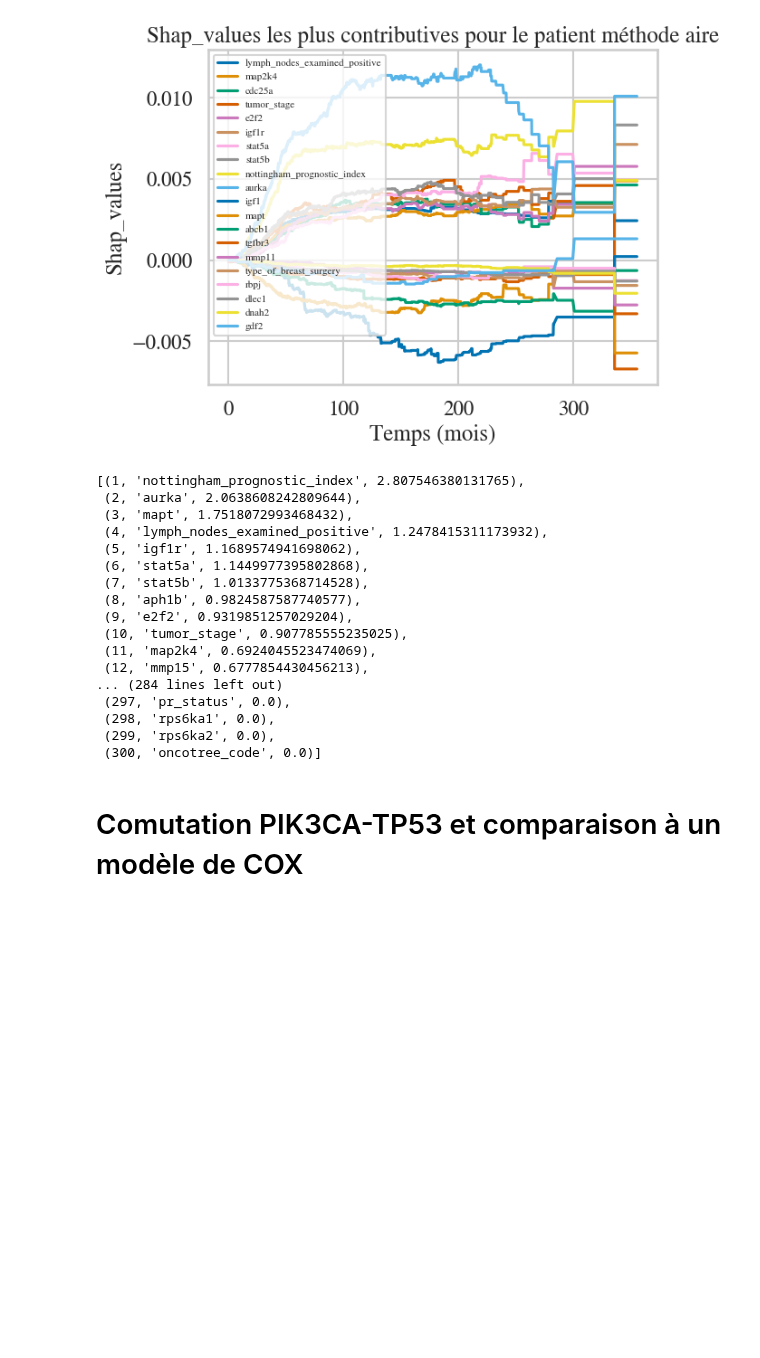
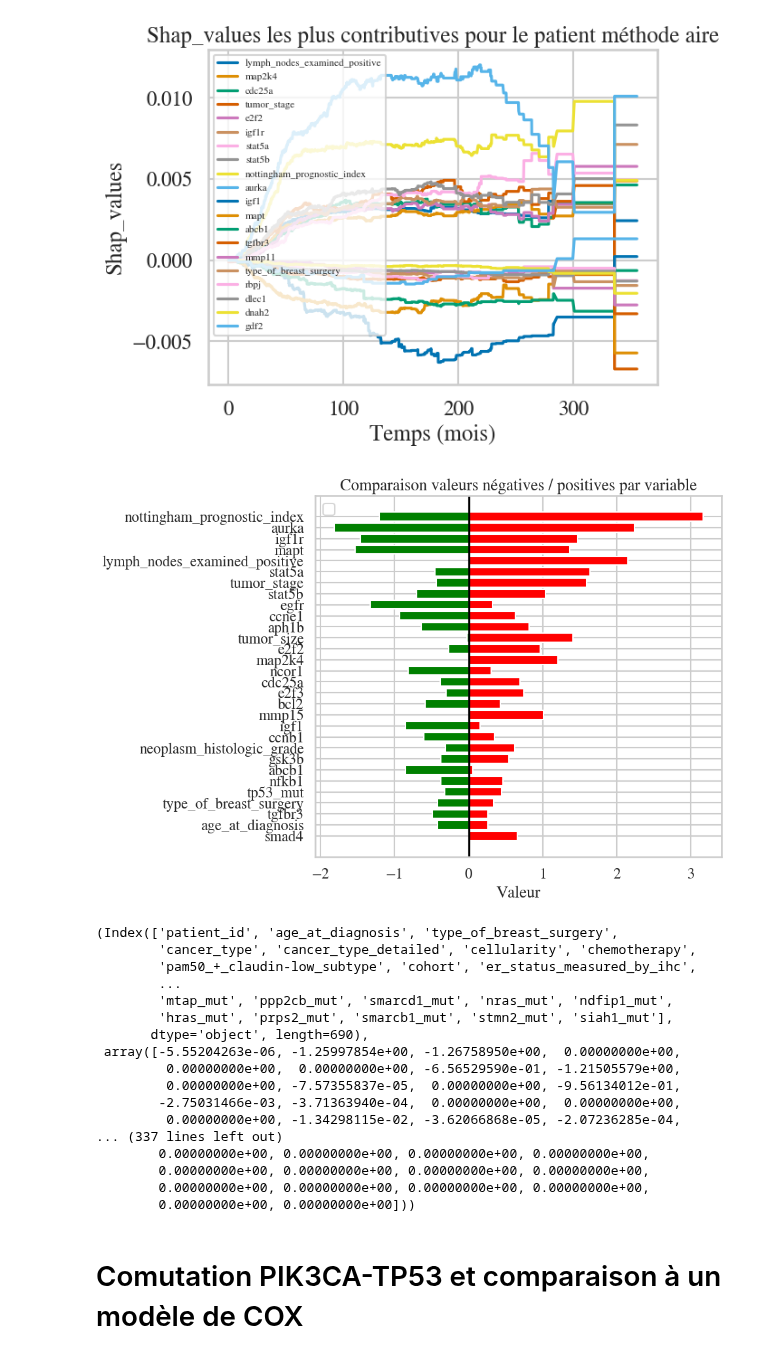
Before and after one commit to Clement-Dn/Surv-ML, a Jupyter notebook: SurvTreeShap_Metabric.ipynb, the cells around one changed output. Drawn from its saved outputs; the diff is of its cells as text; code cells hidden in the pictures; blank space fills up the shorter version.

```diff
--- a/SurvTreeShap_Metabric.ipynb
+++ b/SurvTreeShap_Metabric.ipynb
@@ -174,27 +174,27 @@ fstp.STP_graph(x=x, y=y, columns=list(X.columns), selection="area", min=10, max=
 # %% [output]
 [figure]
 # %%
-a=fstp.Shapvaluesrank(model= rsf, data=X_test, times=None, sample_size=10, number_of_values=300 )
+a=fstp.Shapvaluesrank(model= rsf, data=X_test, times=None, sample_size=3, number_of_values=30)
+a
+# %% [output]
+[figure, added]
+(Index(['patient_id', 'age_at_diagnosis', 'type_of_breast_surgery',
+        'cancer_type', 'cancer_type_detailed', 'cellularity', 'chemotherapy',
+        'pam50_+_claudin-low_subtype', 'cohort', 'er_status_measured_by_ihc',
+        ...
+        'mtap_mut', 'ppp2cb_mut', 'smarcd1_mut', 'nras_mut', 'ndfip1_mut',
+        'hras_mut', 'prps2_mut', 'smarcb1_mut', 'stmn2_mut', 'siah1_mut'],
+       dtype='object', length=690),
+ array([-5.55204263e-06, -1.25997854e+00, -1.26758950e+00,  0.00000000e+00,
+         0.00000000e+00,  0.00000000e+00, -6.56529590e-01, -1.21505579e+00,
+         0.00000000e+00, -7.57355837e-05,  0.00000000e+00, -9.56134012e-01,
+        -2.75031466e-03, -3.71363940e-04,  0.00000000e+00,  0.00000000e+00,
+         0.00000000e+00, -1.34298115e-02, -3.62066868e-05, -2.07236285e-04,
+... (337 lines left out)
+        0.00000000e+00, 0.00000000e+00, 0.00000000e+00, 0.00000000e+00,
+        0.00000000e+00, 0.00000000e+00, 0.00000000e+00, 0.00000000e+00,
+        0.00000000e+00, 0.00000000e+00, 0.00000000e+00, 0.00000000e+00,
+        0.00000000e+00, 0.00000000e+00]))
-# %%
-a
-# %% [output]
-[(1, 'nottingham_prognostic_index', 2.807546380131765),
- (2, 'aurka', 2.0638608242809644),
- (3, 'mapt', 1.7518072993468432),
- (4, 'lymph_nodes_examined_positive', 1.2478415311173932),
- (5, 'igf1r', 1.1689574941698062),
- (6, 'stat5a', 1.1449977395802868),
- (7, 'stat5b', 1.0133775368714528),
- (8, 'aph1b', 0.9824587587740577),
- (9, 'e2f2', 0.9319851257029204),
- (10, 'tumor_stage', 0.907785555235025),
- (11, 'map2k4', 0.6924045523474069),
- (12, 'mmp15', 0.6777854430456213),
-... (284 lines left out)
- (297, 'pr_status', 0.0),
- (298, 'rps6ka1', 0.0),
- (299, 'rps6ka2', 0.0),
- (300, 'oncotree_code', 0.0)]
 # %% [markdown]
 # Comutation PIK3CA-TP53 et comparaison à un modèle de COX
 # %% [markdown]
```
Also changed, not shown: parts of 3 cells of this notebook, 2 other files.
